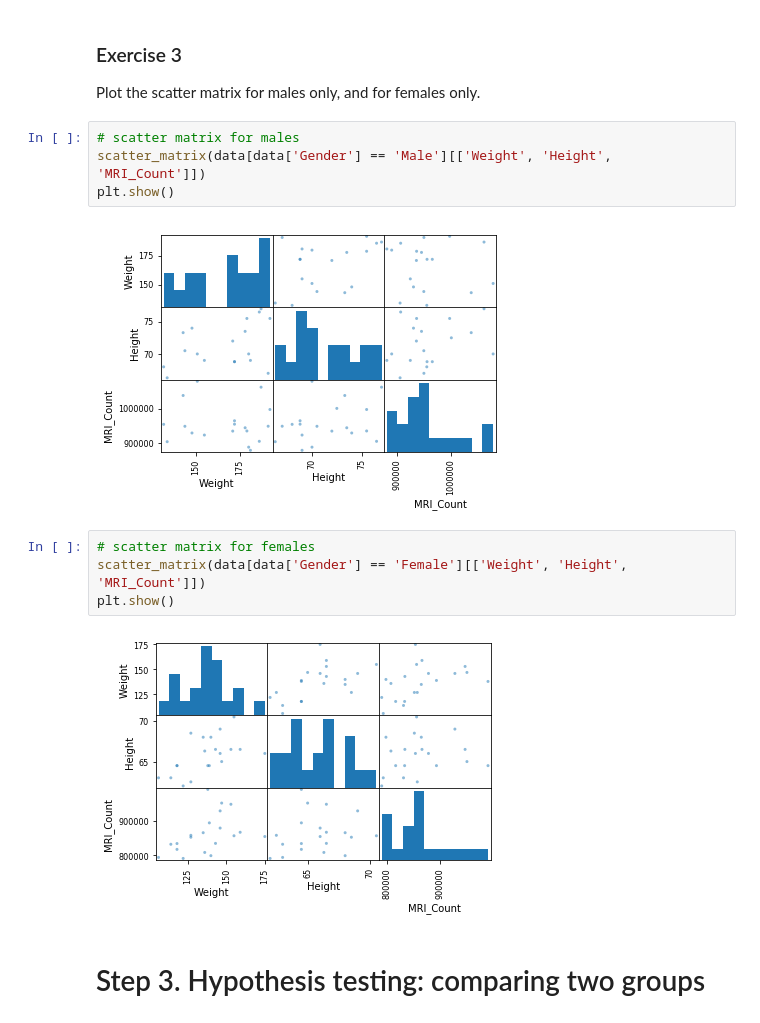
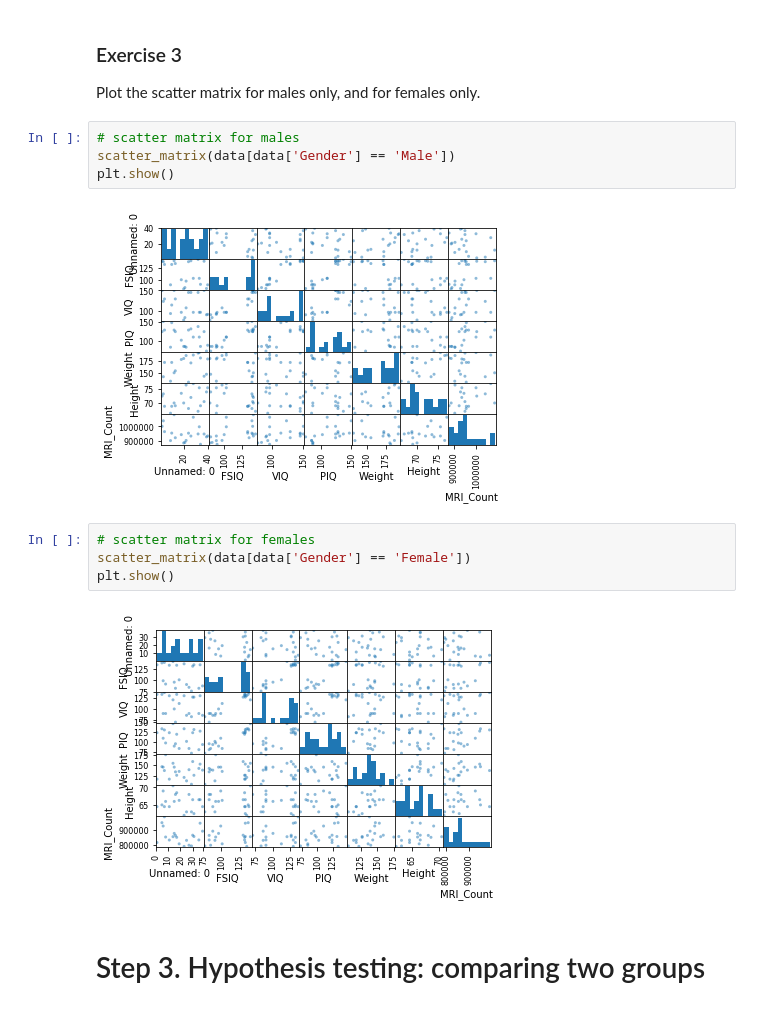
Before and after one commit to Exelenz9/advstat-labs, a Jupyter notebook: Lab01/Lab01.ipynb, the cells around one changed output. Drawn from its saved outputs; the diff is of its cells as text.

```diff
--- a/Lab01/Lab01.ipynb
+++ b/Lab01/Lab01.ipynb
@@ -280,16 +280,16 @@ plt.show()
 Plot the scatter matrix for males only, and for females only.
 # %%
 # scatter matrix for males
-scatter_matrix(data[data['Gender'] == 'Male'][['Weight', 'Height', 'MRI_Count']])
+scatter_matrix(data[data['Gender'] == 'Male'])
 plt.show()
 # %% [output]
-[figure, old version]
+[figure, new version]
 # %%
 # scatter matrix for females
-scatter_matrix(data[data['Gender'] == 'Female'][['Weight', 'Height', 'MRI_Count']])
+scatter_matrix(data[data['Gender'] == 'Female'])
 plt.show()
 # %% [output]
-[figure, old version]
+[figure, new version]
 # %% [markdown]
 # Step 3. Hypothesis testing: comparing two groups
 # %% [markdown]
```
Also changed, not shown: parts of 2 cells of this notebook.
